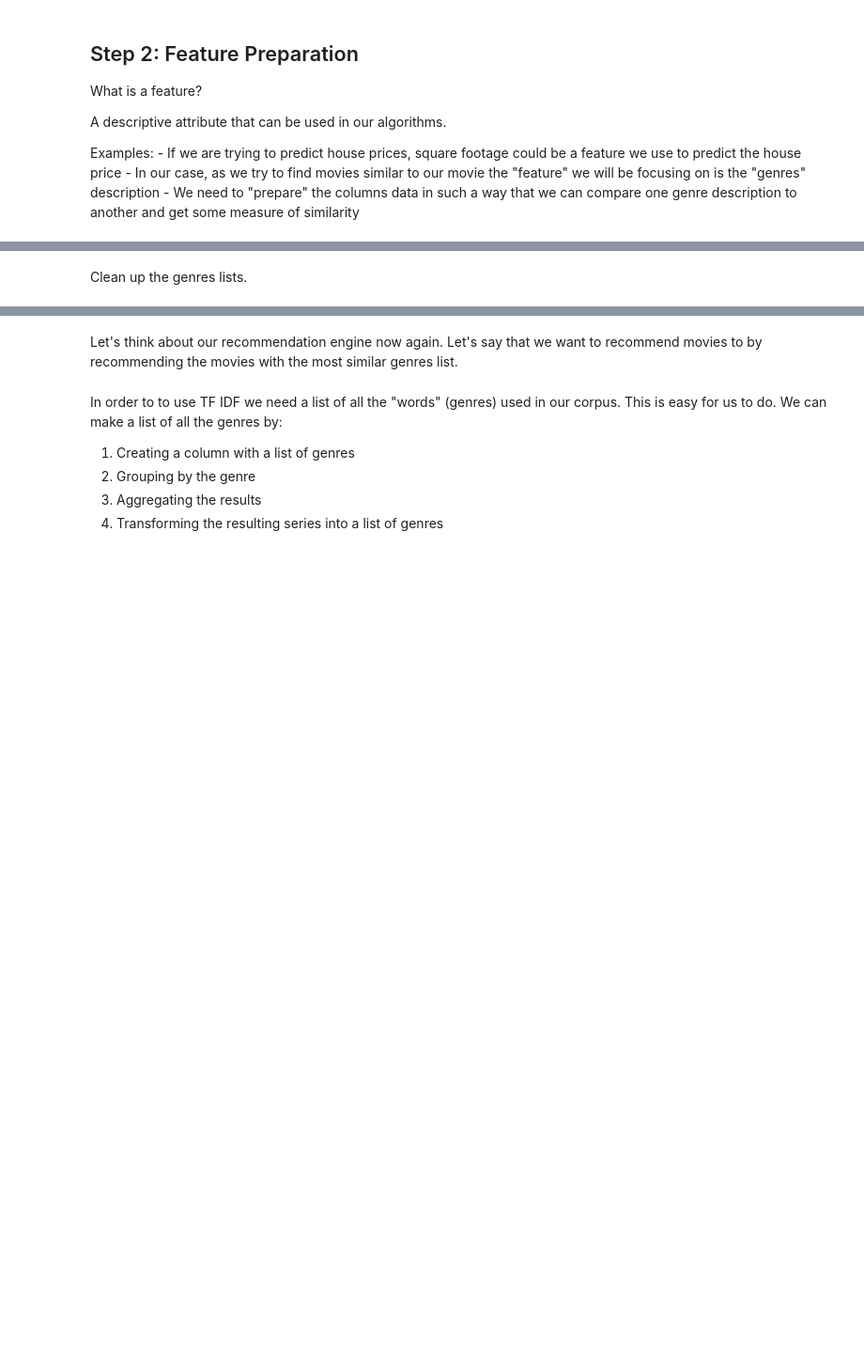
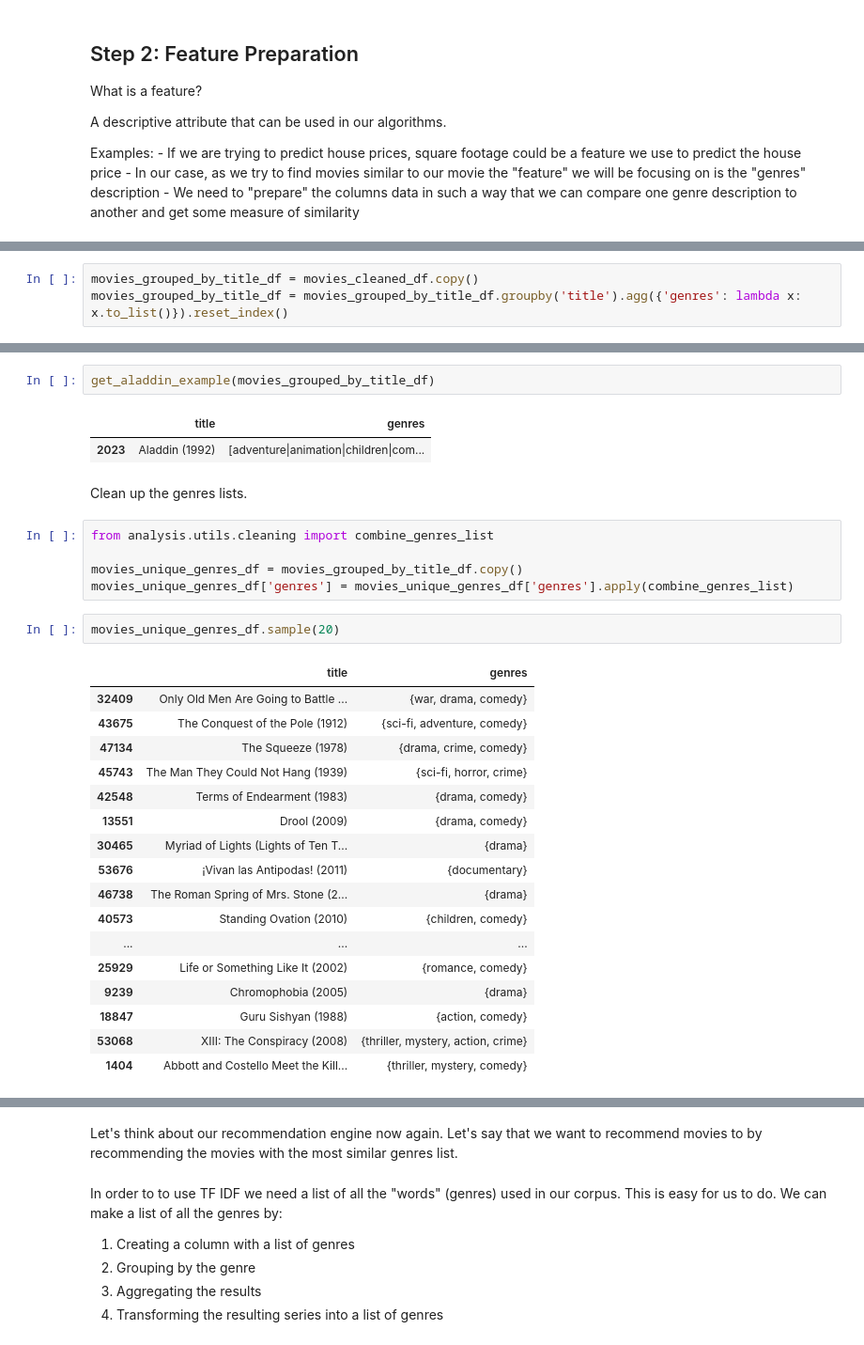
Before and after one commit to lizzypy/simple_recommendation_engine, a Jupyter notebook: analysis/Movies Data Analysis.ipynb, the cells around one changed output, grey strips where cells are left out. Shown at 94% size. Drawn from its saved outputs; the diff is of its cells as text; blank space fills up the shorter version.

```diff
--- a/analysis/Movies Data Analysis.ipynb
+++ b/analysis/Movies Data Analysis.ipynb
@@ -83,0 +208,3 @@ We can focus on the genres to recommend movies.  Let's prepare our genres list.
+# %%
+movies_grouped_by_title_df = movies_cleaned_df.copy()
+movies_grouped_by_title_df = movies_grouped_by_title_df.groupby('title').agg({'genres': lambda x: x.to_list()}).reset_index()
@@ -84,2 +227,32 @@ We can focus on the genres to recommend movies.  Let's prepare our genres list.
+# %%
+get_aladdin_example(movies_grouped_by_title_df)
+# %% [output]
+|  | title | genres |
+| 2023 | Aladdin (1992) | [adventure|animation|children|com... |
 # %% [markdown]
 Clean up the genres lists.
+# %%
+from analysis.utils.cleaning import combine_genres_list
+
+movies_unique_genres_df = movies_grouped_by_title_df.copy()
+movies_unique_genres_df['genres'] = movies_unique_genres_df['genres'].apply(combine_genres_list)
+# %%
+movies_unique_genres_df.sample(20)
+# %% [output]
+|  | title | genres |
+| 32409 | Only Old Men Are Going to Battle ... | {war, drama, comedy} |
+| 43675 | The Conquest of the Pole (1912) | {sci-fi, adventure, comedy} |
+| 47134 | The Squeeze (1978) | {drama, crime, comedy} |
+| 45743 | The Man They Could Not Hang (1939) | {sci-fi, horror, crime} |
+| 42548 | Terms of Endearment (1983) | {drama, comedy} |
+| 13551 | Drool (2009) | {drama, comedy} |
+| 30465 | Myriad of Lights (Lights of Ten T... | {drama} |
+| 53676 | ¡Vivan las Antipodas! (2011) | {documentary} |
+| 46738 | The Roman Spring of Mrs. Stone (2... | {drama} |
+| 40573 | Standing Ovation (2010) | {children, comedy} |
+| ... | ... | ... |
+| 25929 | Life or Something Like It (2002) | {romance, comedy} |
+| 9239 | Chromophobia (2005) | {drama} |
+| 18847 | Guru Sishyan (1988) | {action, comedy} |
+| 53068 | XIII: The Conspiracy (2008) | {thriller, mystery, action, crime} |
+| 1404 | Abbott and Costello Meet the Kill... | {thriller, mystery, comedy} |
```
Also changed, not shown: parts of 32 cells of this notebook, 4 other files.
